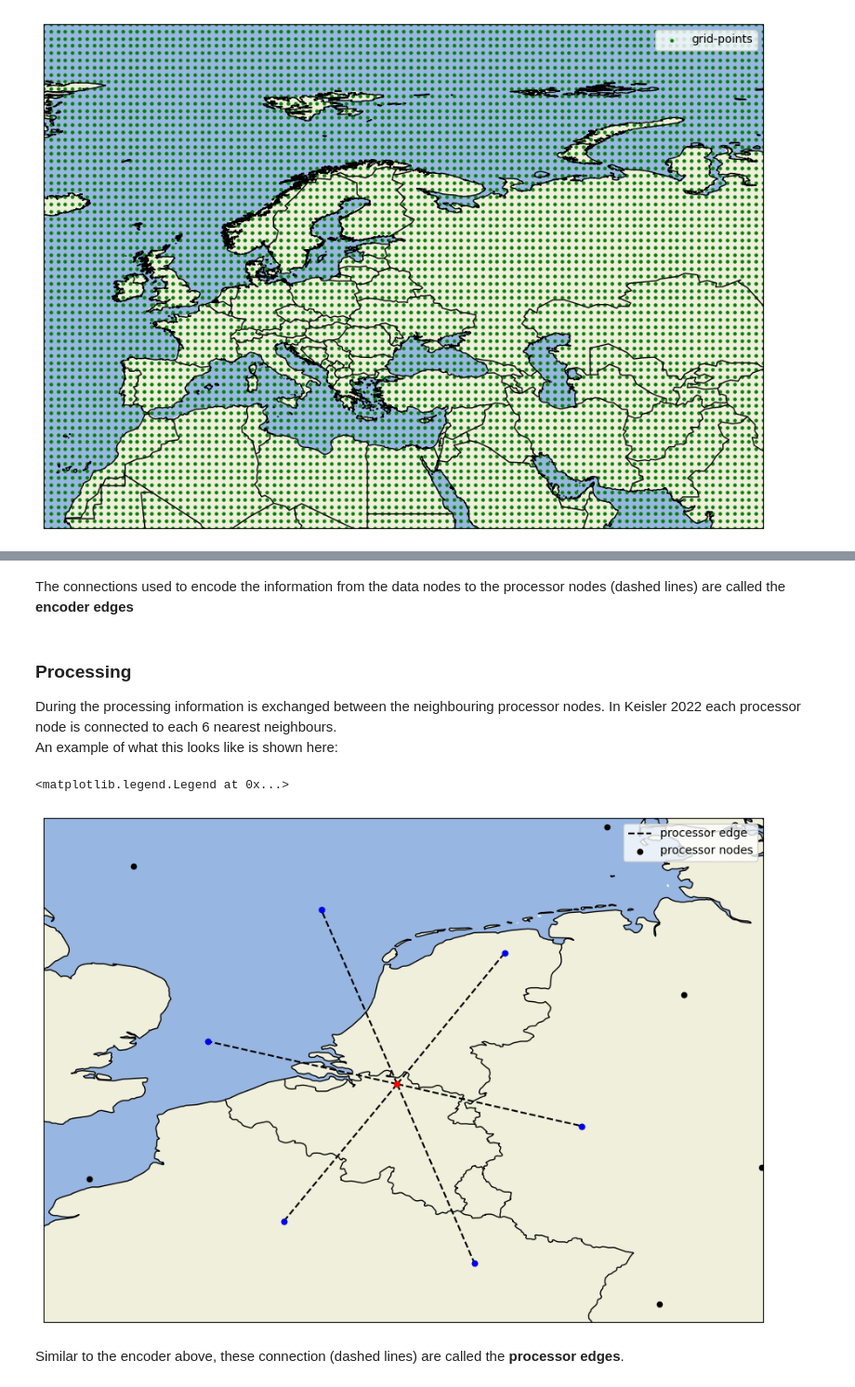
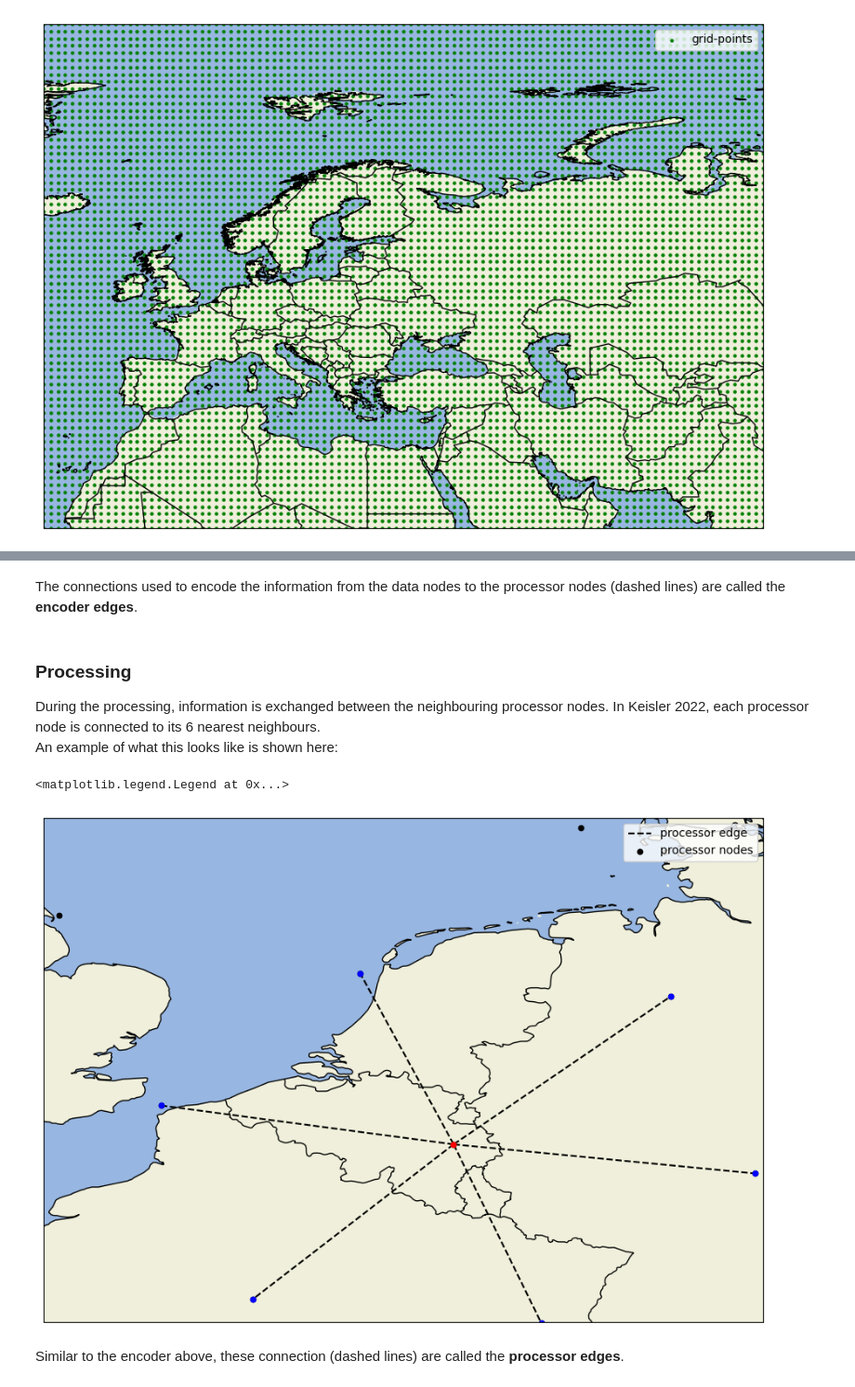
Before and after one commit to mpvginde/anemoi-demo-keisler2022, a Jupyter notebook: notebooks/2_create_graph.ipynb, the cells around one changed output, grey strips where cells are left out. Shown at 93% size. Saved outputs shown, nothing was run; the diff lists cells and outputs as text; code cells hidden in the pictures.

```diff
--- a/notebooks/2_create_graph.ipynb
+++ b/notebooks/2_create_graph.ipynb
@@ -32,7 +33,5 @@ We can visualize this grid using the previously built `anemoi-dataset`
 # %%
-PROJECT_ROOT = Path.cwd().parent
-
-dataset_path = PROJECT_ROOT / "output/datasets/keisler-era5-gs-weatherbench2-1p0d-1979-1979-3h-v0.zarr"
+dataset_path = "datasets/keisler-era5-gs-weatherbench2-1p0d-1979-1979-3h-v0.zarr"
 ds = open_dataset(dataset_path)
 # %% [markdown]
 The longitudes and latitudes of the gridpoints can be accessed trought the `longitudes` and `latitudes` attributes.
@@ -97,31 +93,31 @@ extent = [0,10,48,55]
 # Define the processor grid point in the centre
 lon_mid = np.mean(extent[:2])
 lat_mid = np.mean(extent[2:4])
-i_centre = np.argmin(np.sqrt((coords[:,0]-lon_mid)**2+(coords[:,1]-lat_mid)**2))
+i_centre = np.argmin(np.sqrt((coords[:,1]-lon_mid)**2+(coords[:,0]-lat_mid)**2))
 
 # Find its 12 nearest neighbours.
 # NOTE: Here the nearest neighbours are determined based on the coordinates,
 #       Ideally one should use the Haverside distance to correctly represent the distances on the globe.
-knn = np.argsort(np.sqrt((ds.longitudes-coords[i_centre,0])**2+(ds.latitudes-coords[i_centre,1])**2))[:12]
+knn = np.argsort(np.sqrt((ds.longitudes-coords[i_centre,1])**2+(ds.latitudes-coords[i_centre,0])**2))[:12]
 
 fig, ax = plt.subplots(1, 1, subplot_kw={"projection":ccrs.PlateCarree()}, figsize=(12,8))
 # For each data nearest neighbour of the central processor node
 for j in knn:
     # Plot the connection (edge) with label for the first one
     if j == knn[0]:
-        ax.plot([coords[i_centre,0],ds.longitudes[j]], [coords[i_centre,1], ds.latitudes[j]], c="black",ls="--",zorder=15,label="encoder edge")
+        ax.plot([coords[i_centre,1],ds.longitudes[j]], [coords[i_centre,0], ds.latitudes[j]], c="black",ls="--",zorder=15,label="encoder edge")
         ax.scatter(ds.longitudes[j], ds.latitudes[j], s=10, c="blue", zorder=20, label="connected data node")
     else:
-        ax.plot([coords[i_centre,0],ds.longitudes[j]], [coords[i_centre,1], ds.latitudes[j]], c="black",ls="--",zorder=15)
+        ax.plot([coords[i_centre,1],ds.longitudes[j]], [coords[i_centre,0], ds.latitudes[j]], c="black",ls="--",zorder=15)
         ax.scatter(ds.longitudes[j], ds.latitudes[j], s=10, c="blue", zorder=20)
 
 
 # Plot all processor nodes
-ax.scatter(coords[:,0], coords[:,1], s=20, c="black",label="processor nodes")
+ax.scatter(coords[:,1], coords[:,0], s=20, c="black",label="processor nodes")
 # Plot all data nodes
 ax.scatter(ds.longitudes, ds.latitudes, s=10, c="green", label="data nodes", zorder=15)
 # Highlight the centre data node in red
-ax.scatter(coords[i_centre,0],coords[i_centre,1],s=20,c="red",label="connected processor node", zorder=20)
+ax.scatter(coords[i_centre,1],coords[i_centre,0],s=20,c="red",label="connected processor node", zorder=20)
 # Add map features
 ax.add_feature(cf.OCEAN)
 ax.add_feature(cf.LAND)
@@ -135,32 +131,32 @@ _ = ax.legend(loc="upper right")
 # %% [markdown]
-The connections used to encode the information from the data nodes to the processor nodes (dashed lines) are called the **encoder edges**
+The connections used to encode the information from the data nodes to the processor nodes (dashed lines) are called the **encoder edges**.
 # %% [markdown]
 ### Processing
-During the processing information is exchanged between the neighbouring processor nodes. In Keisler 2022 each processor node is connected to each 6 nearest neighbours.
+During the processing, information is exchanged between the neighbouring processor nodes. In Keisler 2022, each processor node is connected to its 6 nearest neighbours.
 An example of what this looks like is shown here:
 # %%
-knn = np.argsort(np.sqrt((coords[:,0]-coords[i_centre,0])**2+(coords[:,1]-coords[i_centre,1])**2))[1:7]
+knn = np.argsort(np.sqrt((coords[:,1]-coords[i_centre,1])**2+(coords[:,0]-coords[i_centre,0])**2))[1:7]
 
 fig, ax = plt.subplots(1, 1, subplot_kw={"projection":ccrs.PlateCarree()}, figsize=(12,8))
 
 for j in knn:
     if j == knn[0]:
-        ax.plot([coords[i_centre,0], coords[j,0]], [coords[i_centre,1], coords[j,1]], c="black",ls="--",zorder=15,label="processor edge")
+        ax.plot([coords[i_centre,1], coords[j,1]], [coords[i_centre,0], coords[j,0]], c="black",ls="--",zorder=15,label="processor edge")
     else:
-        ax.plot([coords[i_centre,0], coords[j,0]], [coords[i_centre,1], coords[j,1]], c="black",ls="--",zorder=15)
-    ax.scatter(coords[j,0], coords[j,1], s=20, c="blue",zorder=15)
-ax.scatter(coords[:,0], coords[:,1], s=20, c="black",label="processor nodes")
+        ax.plot([coords[i_centre,1], coords[j,1]], [coords[i_centre,0], coords[j,0]], c="black",ls="--",zorder=15)
+    ax.scatter(coords[j,1], coords[j,0], s=20, c="blue",zorder=15)
+ax.scatter(coords[:,1], coords[:,0], s=20, c="black",label="processor nodes")
 #ax.scatter(ds.longitudes, ds.latitudes, s=10, c="green", label="data nodes")
-ax.scatter(coords[i_centre,0],coords[i_centre,1],s=20,c="red",zorder=20)
+ax.scatter(coords[i_centre,1],coords[i_centre,0],s=20,c="red",zorder=20)
 ax.add_feature(cf.OCEAN)
 ax.add_feature(cf.LAND)
 ax.add_feature(cf.BORDERS)
 ax.coastlines()
 ax.set_extent([0,10,48,55])
 ax.legend()
 # %% [output]
 <matplotlib.legend.Legend at 0x...>
-[figure, old version]
+[figure, new version]
 # %% [markdown]
 Similar to the encoder above, these connection (dashed lines) are called the **processor edges**.
 # %% [markdown]
```
Also changed, not shown: parts of 66 cells of this notebook.
